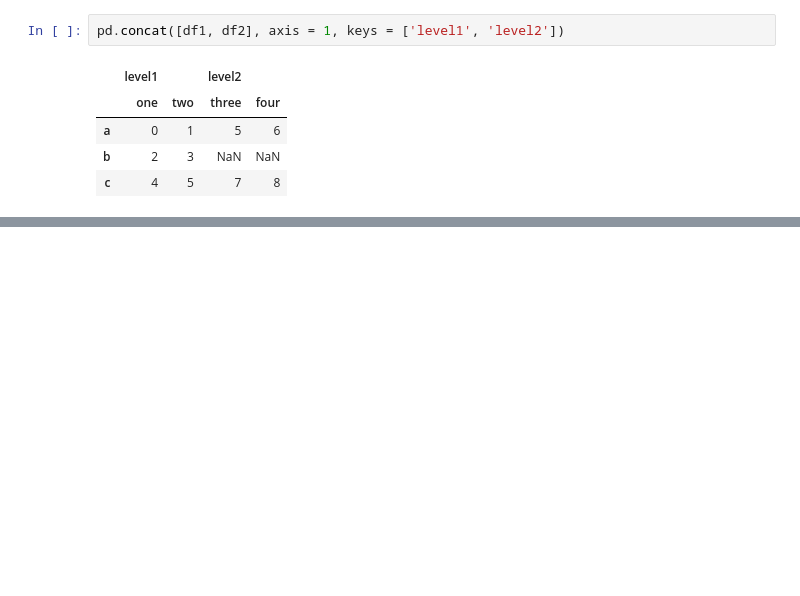
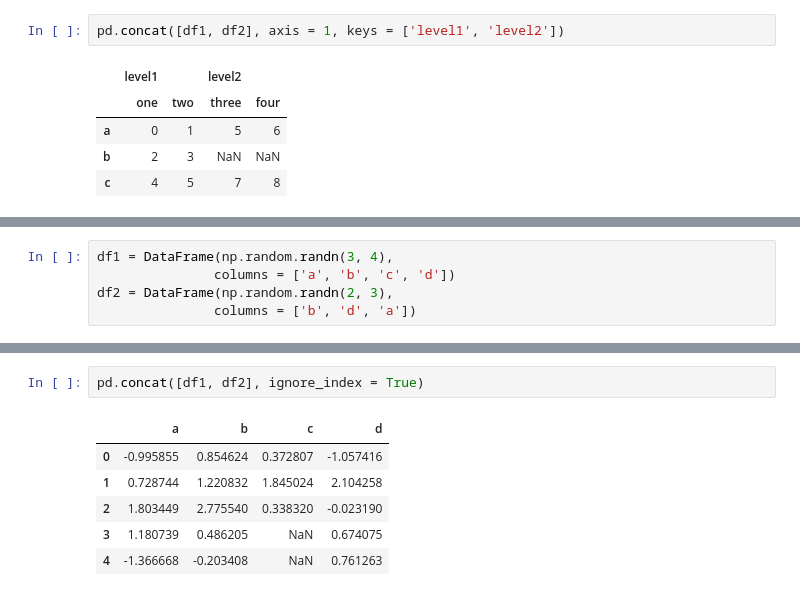
Before and after one commit to t-redactyl/Python-for-data-analysis, a Jupyter notebook: pfda_chapter_7.ipynb, the cells around one changed output, grey strips where cells are left out. Saved outputs shown, nothing was run; the diff lists cells and outputs as text; blank space fills up the shorter version.

```diff
--- a/pfda_chapter_7.ipynb
+++ b/pfda_chapter_7.ipynb
@@ -402,0 +420,5 @@ pd.concat([df1, df2], axis = 1, keys = ['level1', 'level2'])
+# %%
+df1 = DataFrame(np.random.randn(3, 4),
+               columns = ['a', 'b', 'c', 'd'])
+df2 = DataFrame(np.random.randn(2, 3),
+               columns = ['b', 'd', 'a'])
@@ -402,0 +438,9 @@ pd.concat([df1, df2], axis = 1, keys = ['level1', 'level2'])
+# %%
+pd.concat([df1, df2], ignore_index = True)
+# %% [output]
+|  | a | b | c | d |
+| 0 | -0.995855 | 0.854624 | 0.372807 | -1.057416 |
+| 1 | 0.728744 | 1.220832 | 1.845024 | 2.104258 |
+| 2 | 1.803449 | 2.775540 | 0.338320 | -0.023190 |
+| 3 | 1.180739 | 0.486205 | NaN | 0.674075 |
+| 4 | -1.366668 | -0.203408 | NaN | 0.761263 |
```
Also changed, not shown: parts of 8 cells of this notebook.
